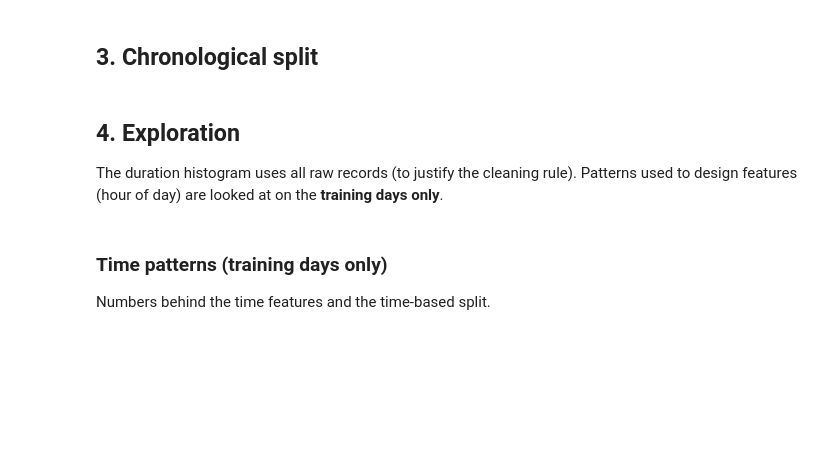
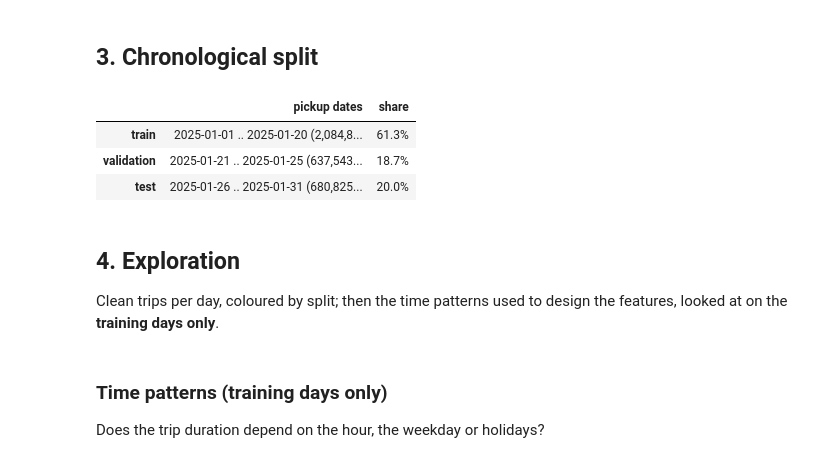
Before and after one commit to HassanHijaze/mle-model-deployment-project, a Jupyter notebook: notebooks/exploration.ipynb, the cells around one changed output. Saved outputs shown, nothing was run; the diff lists cells and outputs as text; code cells hidden in the pictures; blank space fills up the shorter version.

Commit message:
Clean up after repository review
Co-Authored-By: Claude Opus 5.5 <noreply@anthropic.com>

```diff
--- a/notebooks/exploration.ipynb
+++ b/notebooks/exploration.ipynb
@@ -202,13 +217,31 @@ print(f"Clean trips kept:          {len(jan):>10,}  ({len(jan) / len(raw):.1%})"
 ## 3. Chronological split
 # %%
 tr, va, te = split_by_time(jan)
-split = pd.Series(np.select([tr, va], ["train", "validation"], "test"), index=jan.index)
 
-pd.DataFrame({name: {"pickup dates": ev.describe_period(jan[mask]), "share": f"{mask.mean():.1%}"}
-              for name, mask in [("train", tr), ("validation", va), ("test", te)]}).T
+split = pd.Series(
+    np.select([tr, va], ["train", "validation"], "test"),
+    index=jan.index
+)
+
+pd.DataFrame({
+    name: {
+        "pickup dates": ev.describe_period(jan[mask]),
+        "share": f"{mask.mean():.1%}"
+    }
+    for name, mask in [
+        ("train", tr),
+        ("validation", va),
+        ("test", te)
+    ]
+}).T
+# %% [output]
+|  | pickup dates | share |
+| train | 2025-01-01 .. 2025-01-20 (2,084,8... | 61.3% |
+| validation | 2025-01-21 .. 2025-01-25 (637,543... | 18.7% |
+| test | 2025-01-26 .. 2025-01-31 (680,825... | 20.0% |
 # %% [markdown]
 ## 4. Exploration
 
-The duration histogram uses all raw records (to justify the cleaning rule). Patterns used to design
-features (hour of day) are looked at on the **training days only**.
+Clean trips per day, coloured by split; then the time patterns used to design the features, looked at
+on the **training days only**.
 # %%
@@ -237,7 +258,7 @@ del raw, raw_minutes, pickup, in_january  # free memory
 # %% [markdown]
 ### Time patterns (training days only)
 
-Numbers behind the time features and the time-based split.
+Does the trip duration depend on the hour, the weekday or holidays?
 # %%
 train_trips = jan.loc[tr]
 pickup_tr = train_trips["tpep_pickup_datetime"]
```
Also changed, not shown: parts of 36 cells of this notebook, 18 other files.
